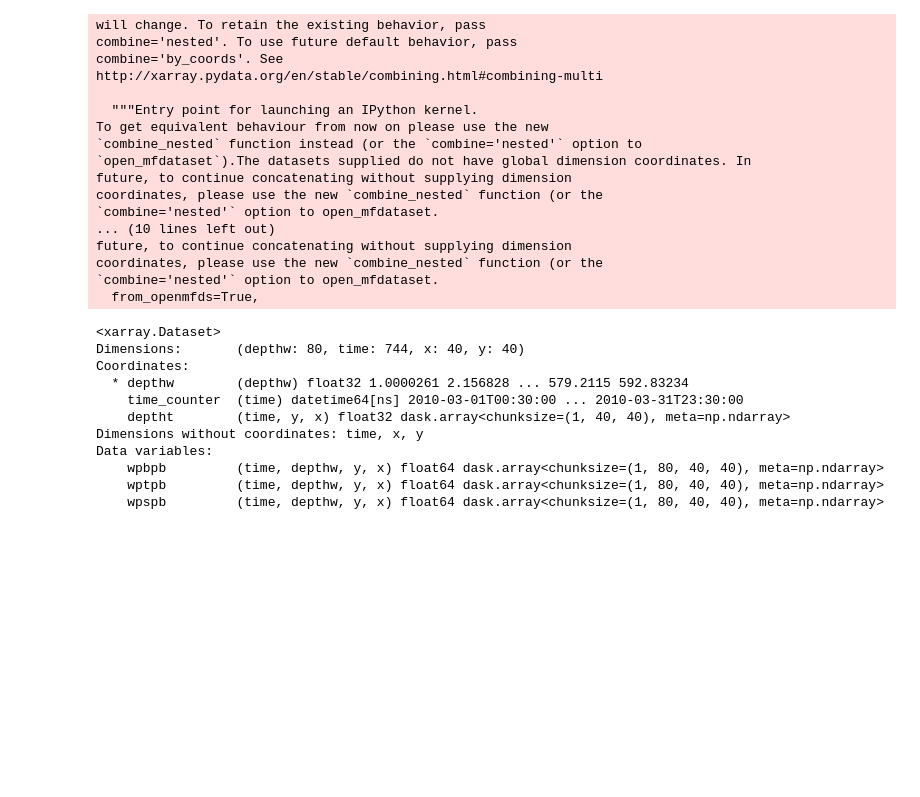
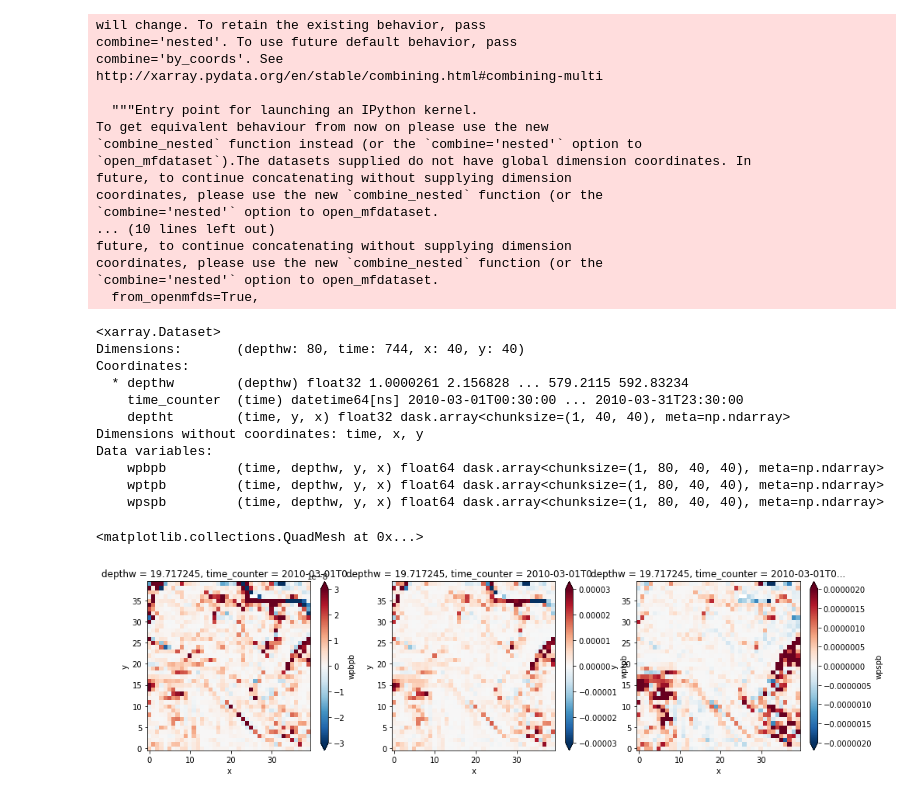
Before and after one commit to roxyboy/eNATL-jupynb, a Jupyter notebook: Dewar-domain/Reunion/Reunion_14-10-2019.ipynb, the cells around one changed output. Saved outputs shown, nothing was run; the diff lists cells and outputs as text; code cells hidden in the pictures; blank space fills up the shorter version.

```diff
--- a/Dewar-domain/Reunion/Reunion_14-10-2019.ipynb
+++ b/Dewar-domain/Reunion/Reunion_14-10-2019.ipynb
@@ -96,6 +98,15 @@ Data variables:
     wpbpb         (time, depthw, y, x) float64 dask.array<chunksize=(1, 80, 40, 40), meta=np.ndarray>
     wptpb         (time, depthw, y, x) float64 dask.array<chunksize=(1, 80, 40, 40), meta=np.ndarray>
     wpspb         (time, depthw, y, x) float64 dask.array<chunksize=(1, 80, 40, 40), meta=np.ndarray>
+# %%
+fig, (ax1,ax2,ax3) = plt.subplots(ncols=3, nrows=1, figsize=(16,4))
+# fig.set_tight_layout(True)
+wpCpb.wpbpb[0,10].plot(ax=ax1, cmap='RdBu_r', vmax=3e-8)
+wpCpb.wptpb[0,10].plot(ax=ax2, cmap='RdBu_r', vmax=3e-5)
+wpCpb.wpspb[0,10].plot(ax=ax3, cmap='RdBu_r', vmax=2e-6)
+# %% [output]
+<matplotlib.collections.QuadMesh at 0x...>
+[figure, added]
 # %%
 fig, (ax1,ax2) = plt.subplots(nrows=1, ncols=2, figsize=(11,5))
 fig.set_tight_layout(True)
```
Also changed, not shown: parts of 5 cells of this notebook.
